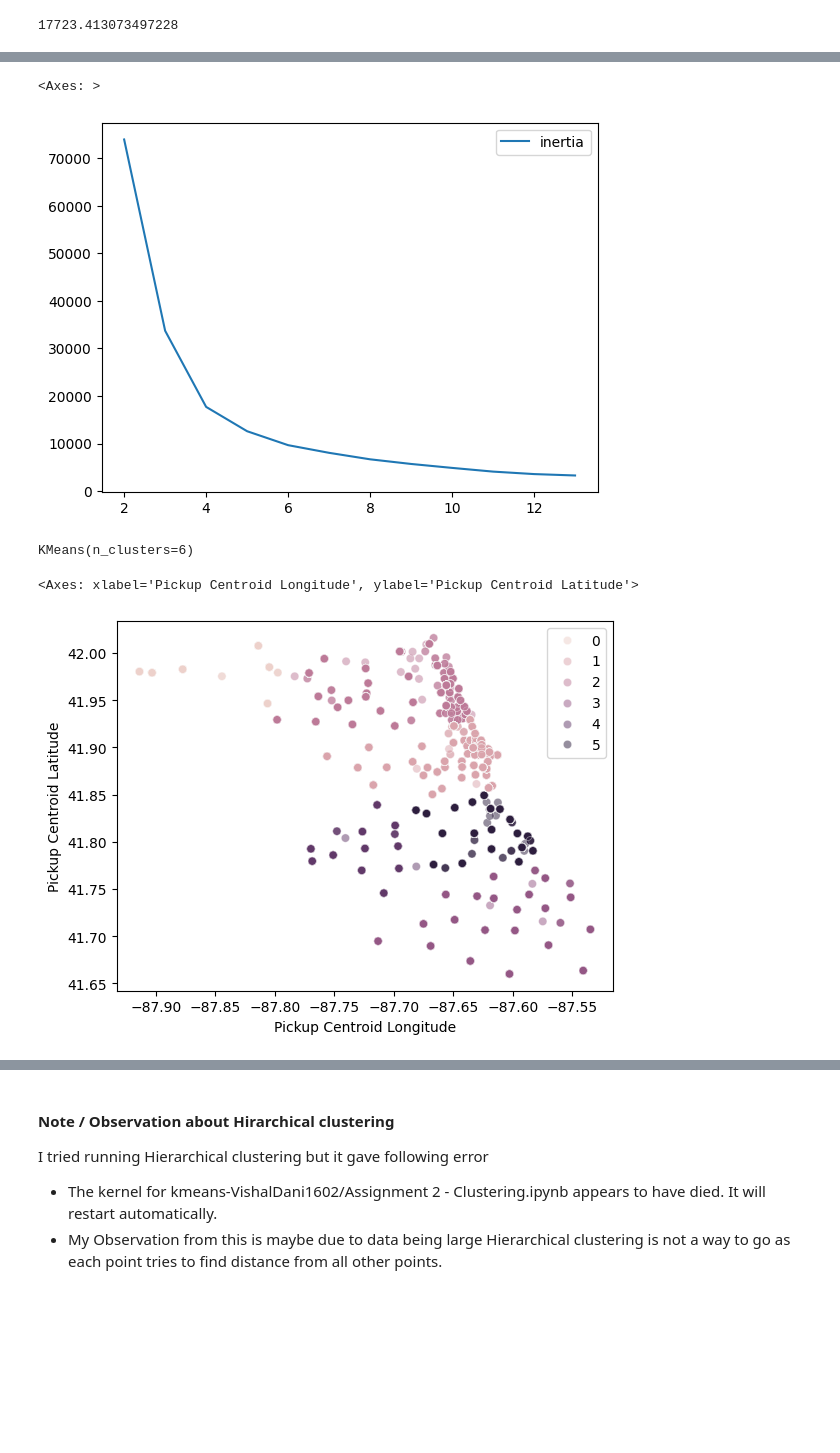
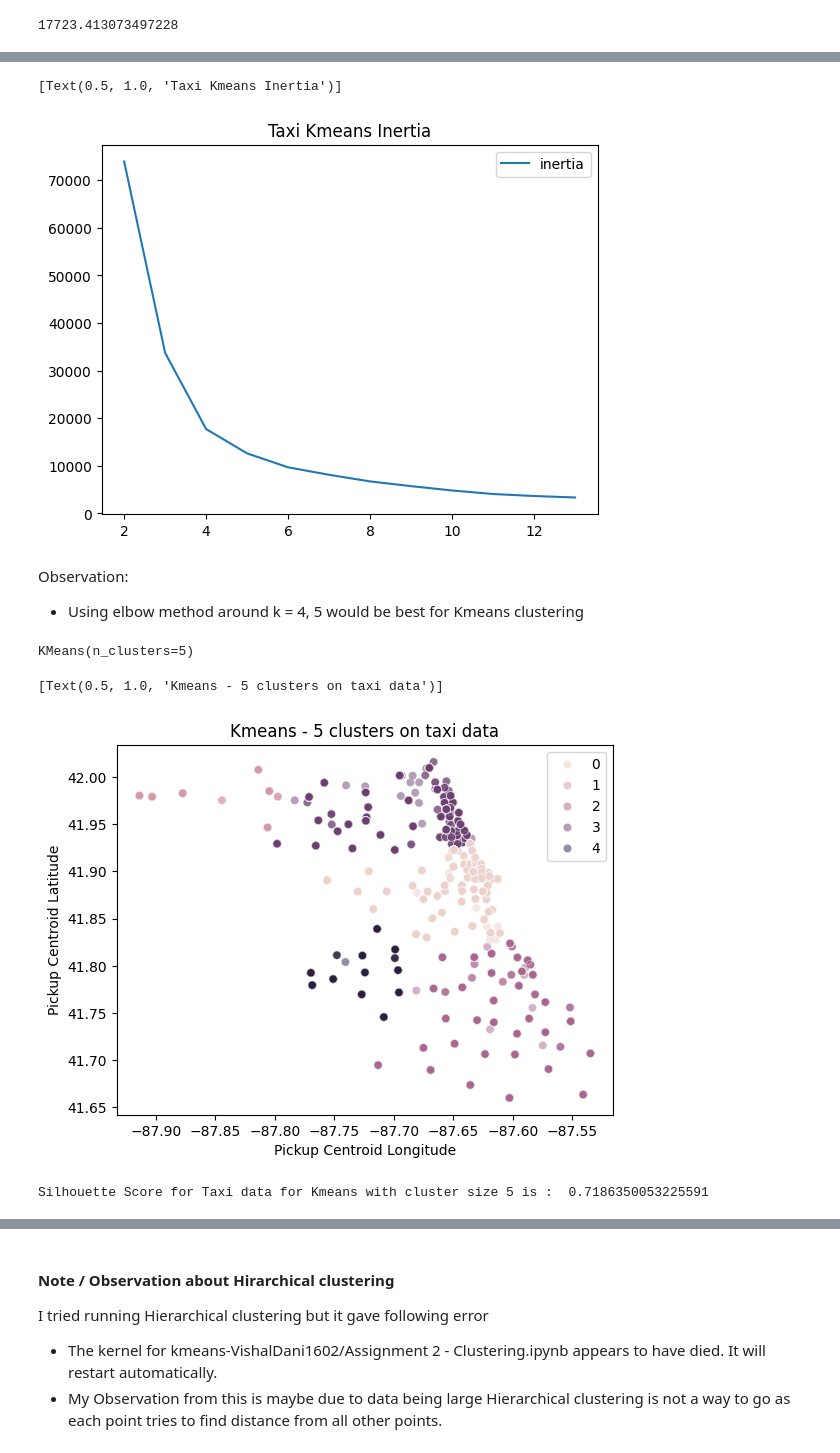
Before and after one commit to USFCA-CS663-Spring2024/kmeans-VishalDani1602, a Jupyter notebook: Assignment 2 - Clustering.ipynb, the cells around one changed output, grey strips where cells are left out. Drawn from its saved outputs; the diff is of its cells as text; code cells hidden in the pictures; blank space fills up the shorter version.

```diff
--- a/Assignment 2 - Clustering.ipynb
+++ b/Assignment 2 - Clustering.ipynb
@@ -143,8 +160,6 @@ that algorithm? Is that what you expected?
 # %% [markdown]
 ### Analysing Chicago Taxi Data with different clustering algorithms
 # %%
-df_taxi = pd.read_csv('Taxi_Trips__2013-2023_.csv')
-# only taking pickup data from dataset for clustering
-df_taxi = df_taxi[['Pickup Centroid Latitude', 'Pickup Centroid Longitude']]
-df_taxi
+df_taxi_whole = pd.read_csv('Taxi_Trips__2013-2023_.csv')
+df_taxi_whole
 # %% [output]
@@ -163,0 +179,5 @@ df_taxi
+# %%
+# Restricting clustering for pickup data from the dataset as it is mentioned in the assignment
+# that we can work with only pickup or dropoff data for clustering.
+df_taxi = df_taxi_whole[['Pickup Centroid Latitude', 'Pickup Centroid Longitude']]
+df_taxi
@@ -252,5 +328,5 @@ kminertia
 # %%
-kminertia.plot()
+kminertia.plot().set(title = "Taxi Kmeans Inertia")
 # %% [output]
-<Axes: >
+[Text(0.5, 1.0, 'Taxi Kmeans Inertia')]
-[figure, old version]
+[figure, new version]
@@ -261,10 +333,23 @@ kminertia.plot()
+# %% [markdown]
+Observation:
+
+- Using elbow method around k = 4, 5 would be best for Kmeans clustering
 # %%
-kmeans_taxi2 = KMeans(n_clusters=6, init='k-means++')
+# from above observation checking for n_clusters = 5
+kmeans_taxi2 = KMeans(n_clusters=5, init='k-means++')
 kmeans_taxi2.fit(df_taxi_scaled)
 # %% [output]
-KMeans(n_clusters=6)
+KMeans(n_clusters=5)
 # %%
-sns.scatterplot(data=df_taxi, x=df_taxi['Pickup Centroid Longitude'], y=df_taxi['Pickup Centroid Latitude'] , hue=kmeans_taxi2.labels_, alpha = 0.5)
+sns.scatterplot(data=df_taxi, x=df_taxi['Pickup Centroid Longitude'], y=df_taxi['Pickup Centroid Latitude'] ,
+                hue=kmeans_taxi2.labels_, alpha = 0.5).set(title='Kmeans - 5 clusters on taxi data')
 # %% [output]
-<Axes: xlabel='Pickup Centroid Longitude', ylabel='Pickup Centroid Latitude'>
+[Text(0.5, 1.0, 'Kmeans - 5 clusters on taxi data')]
-[figure, old version]
+[figure, new version]
+# %%
+#kmeans performance analysis for cluster = 5
+silhouette_score_taxi2 = silhouette_score(df_taxi_scaled, kmeans_taxi2.labels_)
+
+print("Silhouette Score for Taxi data for Kmeans with cluster size 5 is : ", silhouette_score_taxi2)
+# %% [output]
+Silhouette Score for Taxi data for Kmeans with cluster size 5 is :  0.7186350053225591
```
Also changed, not shown: parts of 67 cells of this notebook, 1 other file.
